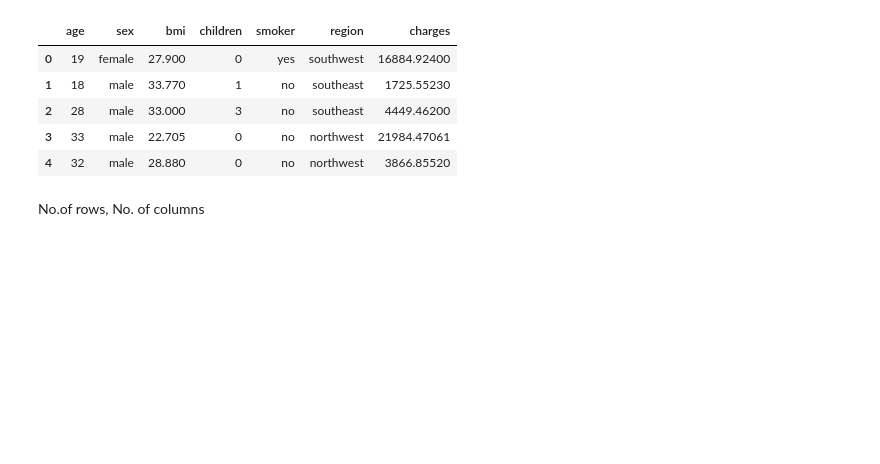
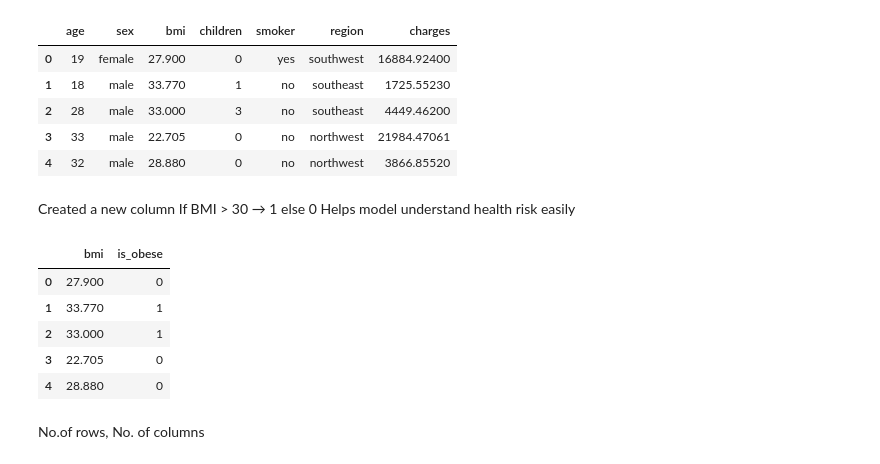
Before and after one commit to gayatrikadam55/medical-insurance-cost-prediction, a Jupyter notebook: notebooks/insurance_eda.ipynb, the cells around one changed output. Saved outputs shown, nothing was run; the diff lists cells and outputs as text; code cells hidden in the pictures; blank space fills up the shorter version.

```diff
--- a/notebooks/insurance_eda.ipynb
+++ b/notebooks/insurance_eda.ipynb
@@ -17,3 +21,7 @@ df.head()
 | 2 | 28 | male | 33.000 | 3 | no | southeast | 4449.46200 |
 | 3 | 33 | male | 22.705 | 0 | no | northwest | 21984.47061 |
 | 4 | 32 | male | 28.880 | 0 | no | northwest | 3866.85520 |
+# %% [markdown]
+Created a new column
+If BMI > 30 → 1 else 0
+Helps model understand health risk easily
@@ -20,3 +30,12 @@ df.head()
+# %%
+df[['bmi', 'is_obese']].head()
+# %% [output]
+|  | bmi | is_obese |
+| 0 | 27.900 | 0 |
+| 1 | 33.770 | 1 |
+| 2 | 33.000 | 1 |
+| 3 | 22.705 | 0 |
+| 4 | 28.880 | 0 |
 # %% [markdown]
 No.of rows,
 No. of columns
```
Also changed, not shown: parts of 27 cells of this notebook.
